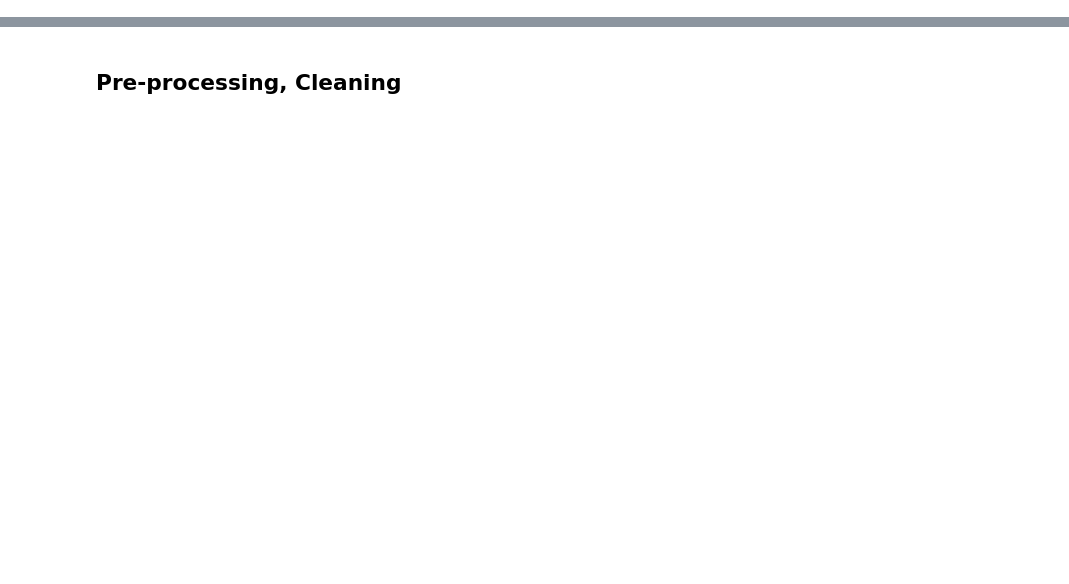
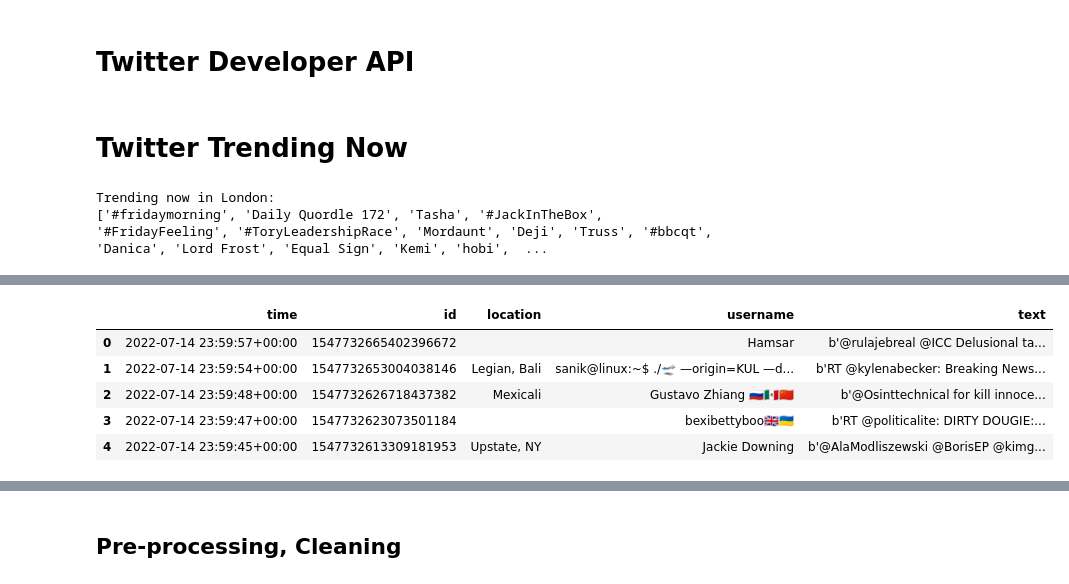
Before and after one commit to hennypurwadi/twitter_Topic_analysis, a Jupyter notebook: twitter_mining.ipynb, the cells around one changed output, grey strips where cells are left out. Cells and saved outputs as stored; diff of their text form; code cells hidden in the pictures; blank space fills up the shorter version.

```diff
--- a/twitter_mining.ipynb
+++ b/twitter_mining.ipynb
@@ -0,0 +14,60 @@
+# %% [markdown]
+# Twitter Developer API
+# %%
+#https://developer.twitter.com/en/portal/dashboard
+
+API_KEY = 'JYW7WsKbVLqOnhJZd4Kqfwtfk'
+API_SECRET = 'sPAUmw4DQhnb4aGmZD1B8On7Z8SJzegycAfQEM9wGL3GFwx4ni'
+ACCESS_TOKEN = '900524114976296960-vBIQ0CoAWvP4kfSctnB3ejV5bJpNMqw'
+ACCESS_TOKEN_SECRET = 'egd1tOSY0LYKB1fxjPTBCvPPtYMIhJmlAI6HZ7Z09Zv7j'
+
+a = tweepy.OAuthHandler(API_KEY, API_SECRET)
+a.set_access_token(ACCESS_TOKEN, ACCESS_TOKEN_SECRET)
+API = tweepy.API(a)
+# %% [markdown]
+# Twitter Trending Now
+# %%
+#https://www.woeids.com/ # WOEID of London
+woeid = 44418
+trendingnow = API.get_place_trends(id = woeid)
+print("Trending now in London:")
+
+for trend in trendingnow:
+    trends = []
+    for tr in trend['trends']:
+        trends.append(tr['name'])
+print(trends)
+# %% [output]
+Trending now in London:
+['#fridaymorning', 'Daily Quordle 172', 'Tasha', '#JackInTheBox', '#FridayFeeling', '#ToryLeadershipRace', 'Mordaunt', 'Deji', 'Truss', '#bbcqt', 'Danica', 'Lord Frost', 'Equal Sign', 'Kemi', 'hobi',  ...
+# %%
+search_key = "Boris"
+csvFile = open(search_key+".csv", "a+",newline="", encoding = "utf-8")
+csvWriter = csv.writer(csvFile)
+c = [] #date creted
+i = [] #id of tweet
+l = [] #location
+u = [] #username
+t = [] #text
+
+max_tweets = 10
+n = 0
+for tweet in tweepy.Cursor(API.search_tweets, q=search_key, lang="en",since_id="2022-07-14", until='2022-07-15').items():
+    print(tweet.created_at, tweet.id, tweet.user.name,tweet.text)
+    c.append(tweet.created_at)
+    i.append(tweet.id)
+    l.append(tweet.user.location)
+    u.append(tweet.user.name)
+    t.append(tweet.text.encode("utf-8"))
+    n += 1
+
+    if n > max_tweets:
+        break
+
+    tweets=[tweet.created_at, tweet.id,tweet.user.location,tweet.user.name,tweet.text.encode("utf-8")]
+    csvWriter.writerow(tweets)
+
+dictTweets = {"time":c, "id":i,"location":l,"username":u,"text":t}
+df = pd.DataFrame(dictTweets, columns=["time","id","location","username","text"])
+df.head()
+# %% [output]
@@ -0,0 +91,6 @@
+|  | time | id | location | username | text |
+| 0 | 2022-07-14 23:59:57+00:00 | 1547732665402396672 |  | Hamsar | b'@rulajebreal @ICC Delusional ta... |
+| 1 | 2022-07-14 23:59:54+00:00 | 1547732653004038146 | Legian, Bali | sanik@linux:~$ ./🛫 —origin=KUL —d... | b'RT @kylenabecker: Breaking News... |
+| 2 | 2022-07-14 23:59:48+00:00 | 1547732626718437382 | Mexicali | Gustavo Zhiang 🇷🇺🇲🇽🇨🇳 | b'@Osinttechnical for kill innoce... |
+| 3 | 2022-07-14 23:59:47+00:00 | 1547732623073501184 |  | bexibettyboo🇬🇧🇺🇦 | b'RT @politicalite: DIRTY DOUGIE:... |
+| 4 | 2022-07-14 23:59:45+00:00 | 1547732613309181953 | Upstate, NY | Jackie Downing | b'@AlaModliszewski @BorisEP @kimg... |
```
Also changed, not shown: parts of 25 cells of this notebook, 1 other file.
